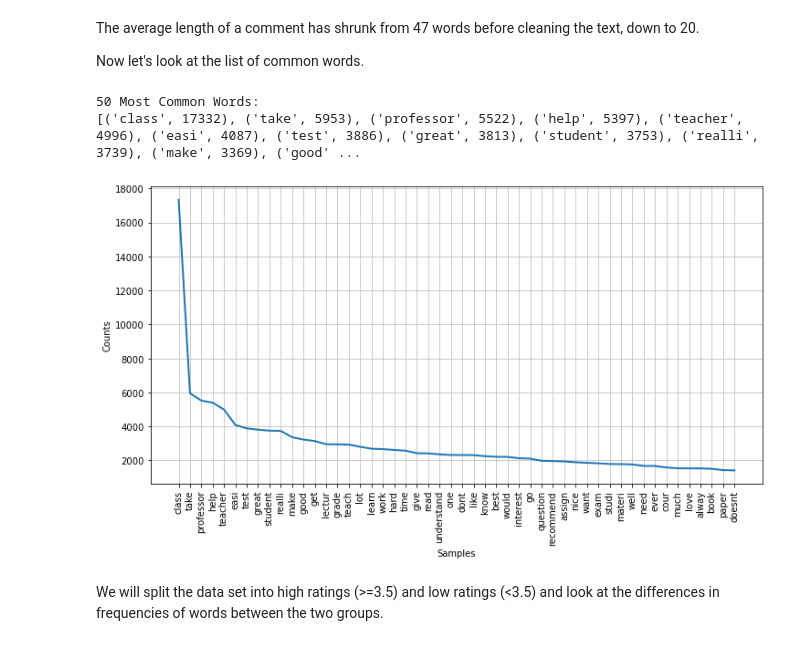
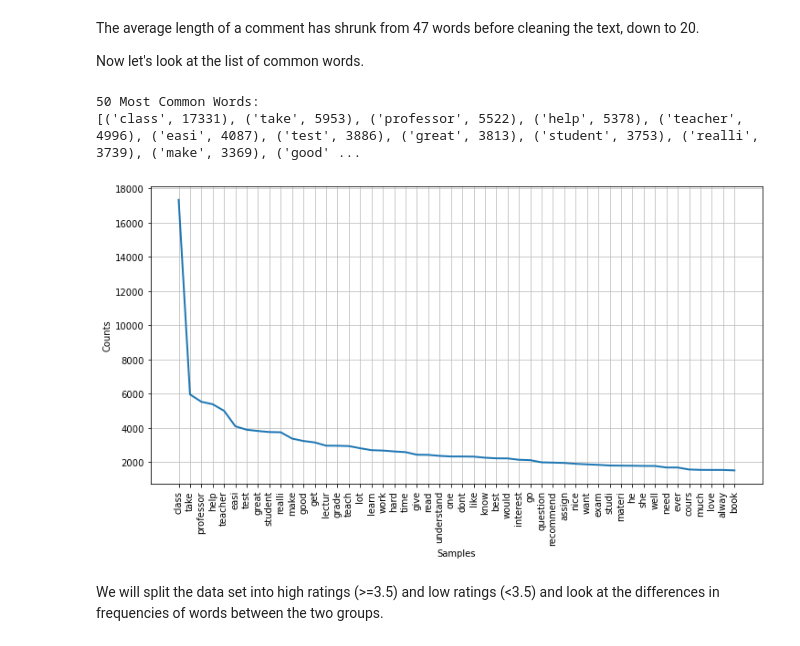
Before and after one commit to eboyer221/CS39AA-NLP-Project, a Jupyter notebook: project_part1.ipynb, the cells around one changed output. Drawn from its saved outputs; the diff is of its cells as text; code cells hidden in the pictures.

```diff
--- a/project_part1.ipynb
+++ b/project_part1.ipynb
@@ -334,23 +336,23 @@ The average length of a comment has shrunk from 47 words before cleaning the tex
 Now let's look at the list of common words.
 # %%
 # Tokenize all comments into a single list of words
-all_words = [word.lower() for comment in df[column_to_clean] for word in word_tokenize(comment)]
+all_words = [word.lower() for comment in df[comments_column] for word in word_tokenize(comment)]
 
 # Create a frequency distribution
 fdist = FreqDist(all_words)
 
 # Display the 50 most common words
 print("50 Most Common Words:")
 print(fdist.most_common(50))
 
 # Plot the frequency distribution
 plt.figure(figsize=(12, 6))
 fdist.plot(50, cumulative=False)
 plt.show()
 # %% [output]
 50 Most Common Words:
-[('class', 17332), ('take', 5953), ('professor', 5522), ('help', 5397), ('teacher', 4996), ('easi', 4087), ('test', 3886), ('great', 3813), ('student', 3753), ('realli', 3739), ('make', 3369), ('good' ...
+[('class', 17331), ('take', 5953), ('professor', 5522), ('help', 5378), ('teacher', 4996), ('easi', 4087), ('test', 3886), ('great', 3813), ('student', 3753), ('realli', 3739), ('make', 3369), ('good' ...
-[figure, old version]
+[figure, new version]
 # %% [markdown]
 We will split the data set into high ratings (>=3.5) and low ratings (<3.5) and look at the differences in frequencies of words between the two groups.
 # %%
```
Also changed, not shown: parts of 6 cells of this notebook, 2 other files.
